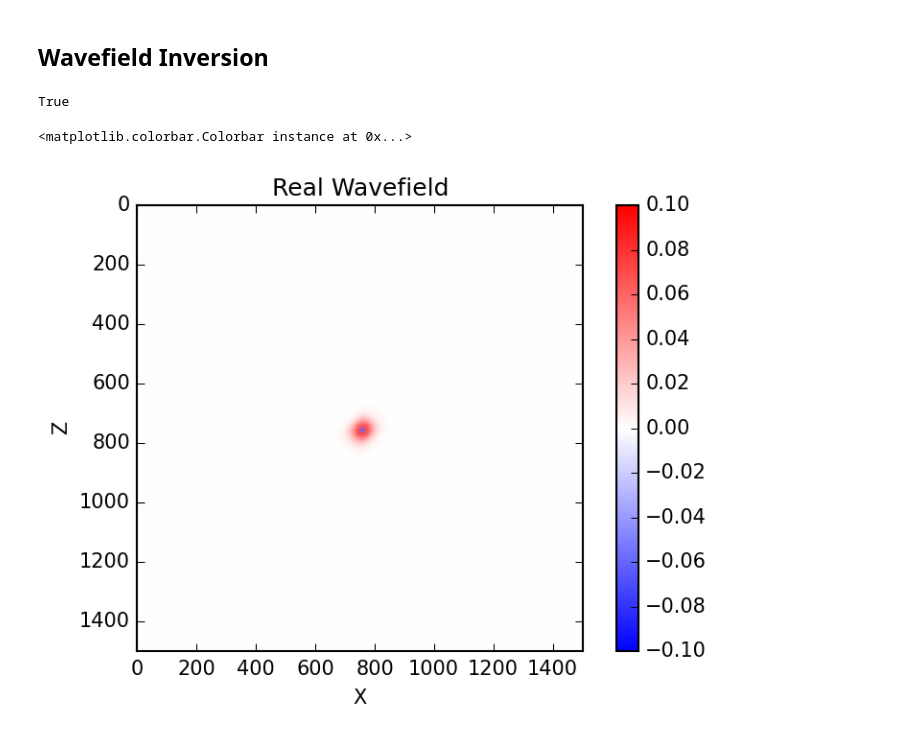
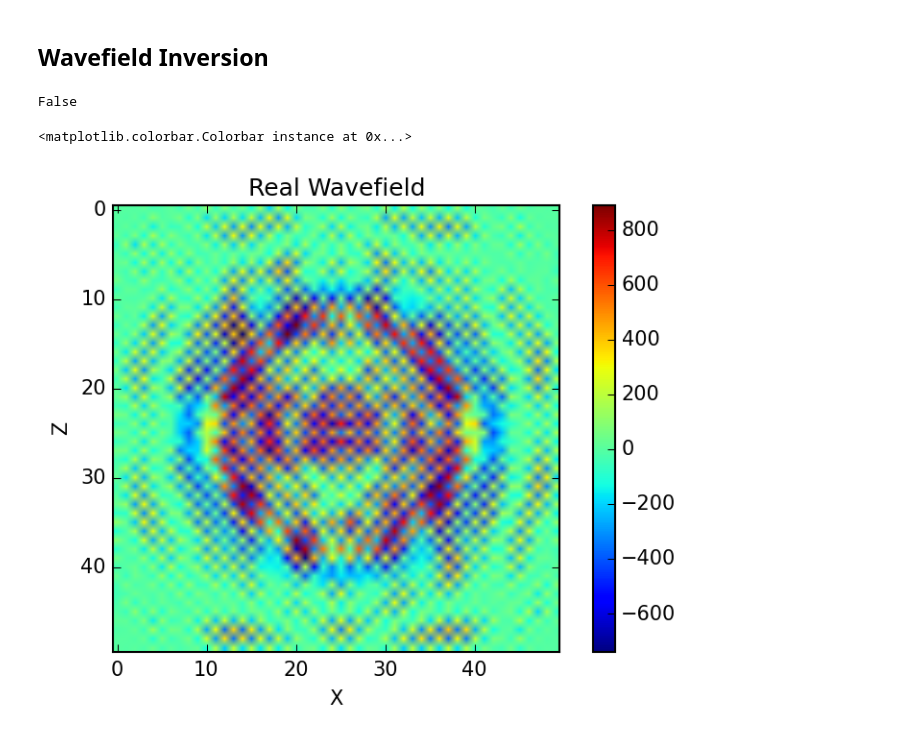
Before and after one commit to uwoseis/zephyr, a Jupyter notebook: notebooks/Testing Environment for Time Domain Functions.ipynb, the cells around one changed output. Saved outputs shown, nothing was run; the diff lists cells and outputs as text; code cells hidden in the pictures.

```diff
--- a/notebooks/Testing Environment for Time Domain Functions.ipynb
+++ b/notebooks/Testing Environment for Time Domain Functions.ipynb
@@ -42,13 +42,13 @@ class Source(object):
 ## Modelling setup
 # %%
 # Geometry parameters
-dx          = 15.
-dz          = 15.
-nx          = 100
-nz          = 100
+dx          = 5.
+dz          = 5.
+nx          = 50
+nz          = 50
 
 # Bulk parameters
-velReal     = 2000.     * np.ones((nz,nx))
+velReal     = 1000.     * np.ones((nz,nx))
 density     = 1.        * np.ones((nz,nx))
 
 Q           = np.inf
@@ -56,18 +56,18 @@ velImag     = ((-1 * velReal) * 2)/Q
 
 velocity    = velReal + (1j * velImag)
 # Anisotropy parameters
-theta       = np.pi/4        * np.ones((nz,nx))
-epsilon     = 0.2        * np.ones((nz,nx))
-delta       = 0.2        * np.ones((nz,nx))
+theta       = 0        * np.ones((nz,nx))
+epsilon     = 0.1        * np.ones((nz,nx))
+delta       = 0.2      * np.ones((nz,nx))
 
 # Other parameters
 freq        = 4.
 freeSurf    = [False, False, False, False]
-nPML        = 10
+nPML        = 5
 fDamp       = 0.4
 
 # Source and Modelling Parameters
-sourceFreq = 4.
+sourceFreq = 32.
 
 
 #   determine the maximum length of the Model
@@ -114,6 +114,7 @@ systemConfig = {
     'delta':    delta,
 
     'freq':     freqRange[0],
+    'freqs':    freqRange,
     'freeSurf': freeSurf,
     'nPML':     nPML,
     'cPML':     1e3,
@@ -125,6 +126,8 @@ systemConfig = {
     'nf':       nf,
     'df':       df,
     'nf':       nf,
+    'disc':     Eurus,             # discretization
+    'parallel': True,
 }
 # %% [markdown]
 ## Generate A Source Wavelet
@@ -160,14 +163,19 @@ freqSource[-((nTSamp / 2) + 1):]=0
 ## Wavefield Inversion
 # %%
 uP = np.zeros((nf,nz,nx),dtype=np.complex128)
+#Ainv =  Eurus(systemConfig)
+
+
 for i in range(1,len(freqRange)):
 
     #if (freqRange[i-1] <= sourceFreq):
     if (freqRange[i-1] <= (sourceFreq * 4.)):
         systemConfig['freq'] = freqRange[i-1]
-        Ainv = Eurus(systemConfig)
+        Ainv =  Eurus(systemConfig)
         src = StackedSimpleSource(systemConfig)
-        q = src(np.array([[750,750]]))
+        #src = AnisotropicKaiserSource(systemConfig)
+        #src = AnisotropicKaiserSource(systemConfig)
+        q = src(np.array([[125,125]]))
         uP[i-1] = (Ainv* (q * (-1 * freqSource[i])))[:nx*nz].reshape((nz,nx))
     else:
         break
@@ -185,24 +193,24 @@ uT = np.fft.ifft(tempFreq.conjugate(),axis=0)
 # %%
 print theta.min() > 0.0
 
 clip = 0.1
 
 plotopts = {
     'extent':   [0, nx*dx, nz*dz, 0],
     'cmap':     cm.bwr,
     'vmin':     -clip,
     'vmax':     clip,
 }
-plt.imshow(uT[80].reshape((nz,nx)).real, **plotopts)
+plt.imshow(uT[30].reshape((nz,nx)).real)
 #plt.imshow(np.angle(uT[10].reshape((nz,nx))), **plotopts)
 #plt.imshow(uT[5].reshape((nz,nx)).real)
 #plt.imshow(uT[120,40:60,40:60].reshape((20,20)).real)
 plt.title('Real Wavefield')
 plt.xlabel('X')
 plt.ylabel('Z')
 plt.colorbar()
 # %% [output]
-True
+False
 <matplotlib.colorbar.Colorbar instance at 0x...>
-[figure, old version]
+[figure, new version]
 # %%
```
Also changed, not shown: parts of 7 cells of this notebook.
